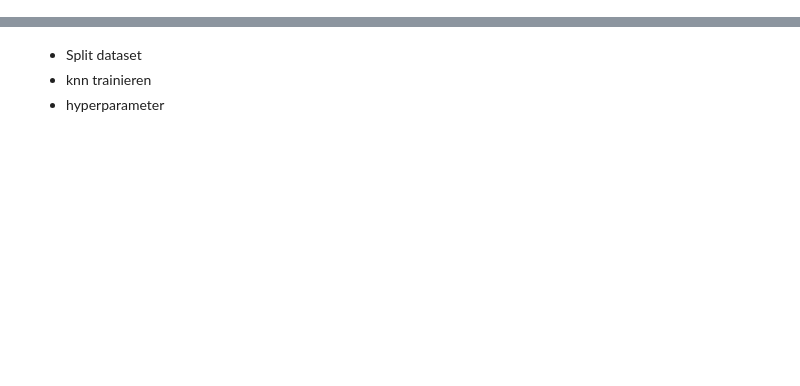
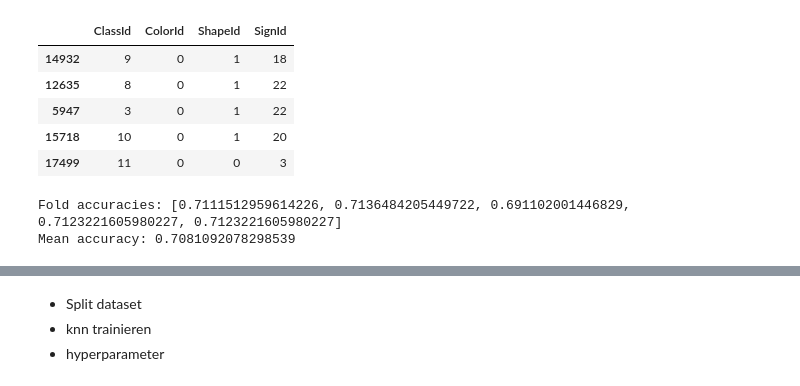
Before and after one commit to aleski017/DS_Assignment_1_Group_3, a Jupyter notebook: EDA.ipynb, the cells around one changed output, grey strips where cells are left out. Drawn from its saved outputs; the diff is of its cells as text; code cells hidden in the pictures; blank space fills up the shorter version.

```diff
--- a/EDA.ipynb
+++ b/EDA.ipynb
@@ -36,0 +99,32 @@ meta_df = pd.read_csv(DATA_ROOT / "Meta.csv")
+# %%
+from sklearn.model_selection import train_test_split
+
+# stratify by ClassId if present, otherwise no stratify
+label_col = 'ClassId' if 'ClassId' in combined_df.columns else None
+stratify_vals = combined_df[label_col] if label_col is not None else None
+
+# select only columns needed for training
+keep_cols = ['ClassId', 'ColorId', 'ShapeId', 'SignId']
+clean_df = combined_df[[c for c in keep_cols if c in combined_df.columns]].copy()
+
+train_manual, test_manual = train_test_split(
+    clean_df,
+    test_size=0.2,
+    random_state=42,
+    stratify=stratify_vals
+)
+
+
+train_out = os.path.join(DF_PATH, 'Train_manual.csv')
+test_out = os.path.join(DF_PATH, 'Test_manual.csv')
+train_manual.to_csv(train_out, index=False)
+test_manual.to_csv(test_out, index=False)
+
+print(f"Saved Train_manual ({train_manual.shape}) -> {train_out}")
+print(f"Saved Test_manual  ({test_manual.shape}) -> {test_out}")
+
+if label_col:
+    print("Train class distribution (normalized):")
+    print(train_manual[label_col].value_counts(normalize=True).sort_index())
+    print("Test class distribution (normalized):")
+    print(test_manual[label_col].value_counts(normalize=True).sort_index())
@@ -36,0 +149,47 @@ meta_df = pd.read_csv(DATA_ROOT / "Meta.csv")
+# %%
+from sklearn.calibration import LabelEncoder
+
+# Encode SignId
+le = LabelEncoder()
+train_manual['SignId'] = le.fit_transform(train_manual['SignId'])
+test_manual['SignId'] = le.transform(test_manual['SignId'])
+
+train_manual.head()
+# %% [output]
+|  | ClassId | ColorId | ShapeId | SignId |
+| 14932 | 9 | 0 | 1 | 18 |
+| 12635 | 8 | 0 | 1 | 22 |
+| 5947 | 3 | 0 | 1 | 22 |
+| 15718 | 10 | 0 | 1 | 20 |
+| 17499 | 11 | 0 | 0 | 3 |
+# %%
+from sklearn.neighbors import KNeighborsClassifier
+from sklearn.model_selection import StratifiedKFold
+from sklearn.metrics import accuracy_score
+import numpy as np
+
+skf = StratifiedKFold(n_splits=5, shuffle=True, random_state=42)
+
+X = train_manual[['ColorId', 'ShapeId', 'SignId']]
+y = train_manual['ClassId']
+
+
+model = KNeighborsClassifier(n_neighbors= 5)
+
+accuracies = []
+
+for train_idx, val_idx in skf.split(X, y):
+    X_train, X_val = X.iloc[train_idx], X.iloc[val_idx]
+    y_train, y_val = y.iloc[train_idx], y.iloc[val_idx]
+
+    model.fit(X_train, y_train)
+    preds = model.predict(X_val)
+
+    acc = accuracy_score(y_val, preds)
+    accuracies.append(acc)
+
+print("Fold accuracies:", accuracies)
+print("Mean accuracy:", np.mean(accuracies))
+# %% [output]
+Fold accuracies: [0.7111512959614226, 0.7136484205449722, 0.691102001446829, 0.7123221605980227, 0.7123221605980227]
+Mean accuracy: 0.7081092078298539
```
Also changed, not shown: parts of 6 cells of this notebook.
